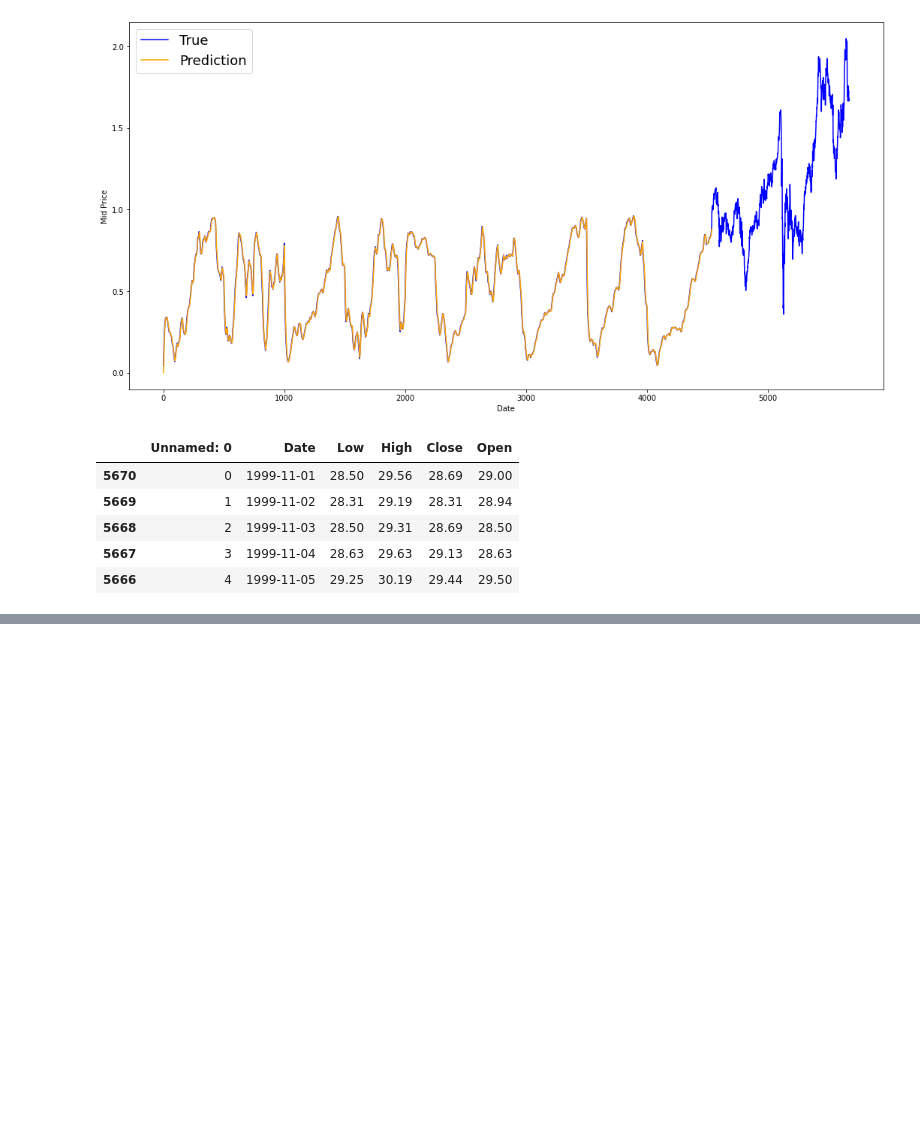
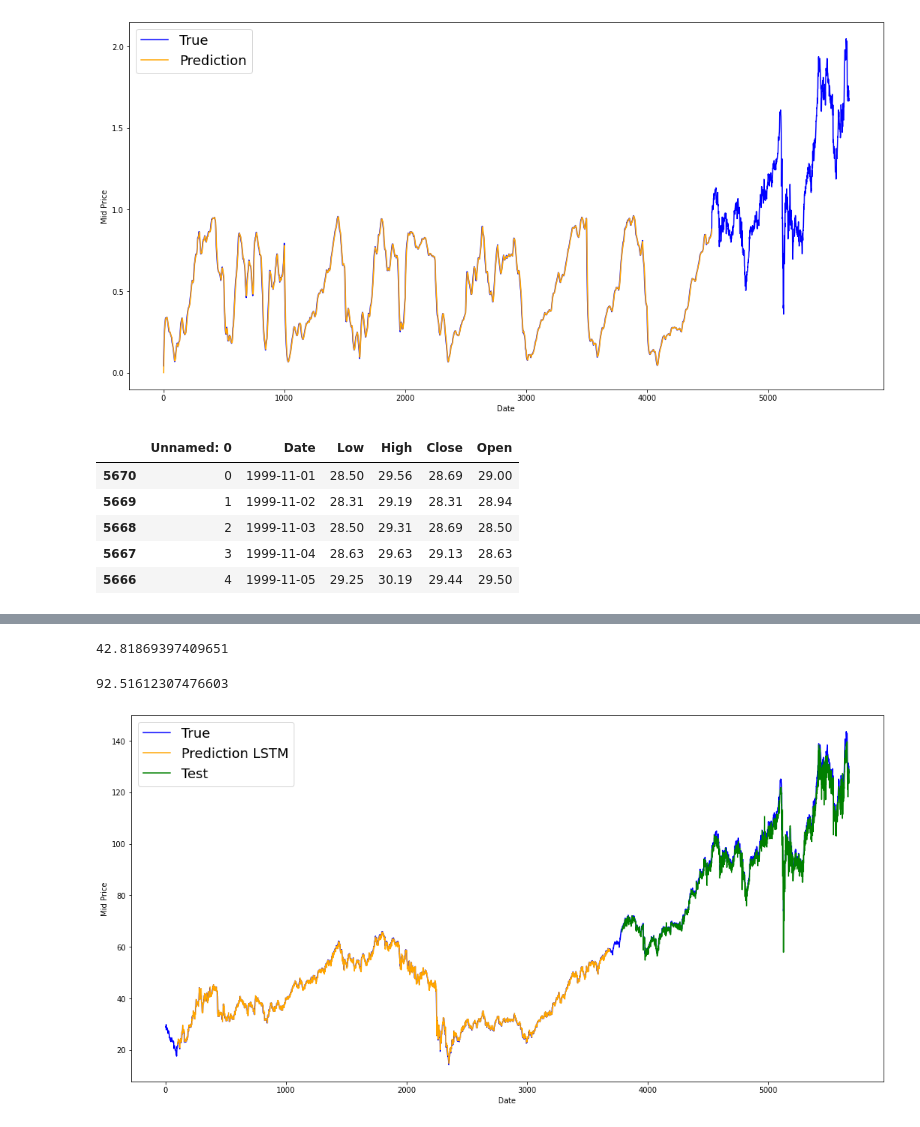
Before and after one commit to Oliwer-Krupa/Stock-market-prediction, a Jupyter notebook: Stock_market_prediction.ipynb, the cells around one changed output, grey strips where cells are left out. Cells and saved outputs as stored; diff of their text form; code cells hidden in the pictures; blank space fills up the shorter version.

Commit message:
LSTM Model implementation.

```diff
--- a/Stock_market_prediction.ipynb
+++ b/Stock_market_prediction.ipynb
@@ -205,0 +270,7 @@ df1 = (df['Low']+df['High'])/2.0
+# %%
+model=Sequential()
+model.add(LSTM(50,return_sequences=True,input_shape=(100,1)))
+model.add(LSTM(50,return_sequences=True))
+model.add(LSTM(50))
+model.add(Dense(1))
+model.compile(loss='mean_squared_error',optimizer='adam')
@@ -205,0 +297,2 @@ df1 = (df['Low']+df['High'])/2.0
+# %%
+model.fit(X_train,y_train,validation_data=(X_test,ytest),epochs=100,batch_size=64,verbose=1)
@@ -205,0 +322,42 @@ df1 = (df['Low']+df['High'])/2.0
+# %%
+### Lets Do the prediction and check performance metrics
+train_predict=model.predict(X_train)
+test_predict=model.predict(X_test)
+# %%
+##Transformback to original form
+train_predict=scaler.inverse_transform(train_predict)
+test_predict=scaler.inverse_transform(test_predict)
+# %%
+### Calculate RMSE performance metrics
+import math
+from sklearn.metrics import mean_squared_error
+math.sqrt(mean_squared_error(y_train,train_predict))
+# %% [output]
+42.81869397409651
+# %%
+### Test Data RMSE
+math.sqrt(mean_squared_error(ytest,test_predict))
+# %% [output]
+92.51612307476603
+# %%
+### Plotting
+# shift train predictions for plotting
+look_back=100
+plt.figure(figsize = (18,9))
+trainPredictPlot = np.empty_like(df1)
+trainPredictPlot[:, :] = np.nan
+trainPredictPlot[look_back:len(train_predict)+look_back, :] = train_predict
+# shift test predictions for plotting
+testPredictPlot = np.empty_like(df1)
+testPredictPlot[:, :] = np.nan
+testPredictPlot[len(train_predict)+(look_back*2)+1:len(df1)-1, :] = test_predict
+# plot baseline and predictions
+plt.plot(scaler.inverse_transform(df1), color='blue',label='True')
+plt.plot(trainPredictPlot, color='orange', label='Prediction LSTM')
+plt.plot(testPredictPlot, color='green', label='Test')
+plt.legend(fontsize=18)
+plt.xlabel('Date')
+plt.ylabel('Mid Price')
+plt.show()
+# %% [output]
+[figure, added]
```
Also changed, not shown: parts of 16 cells of this notebook.
